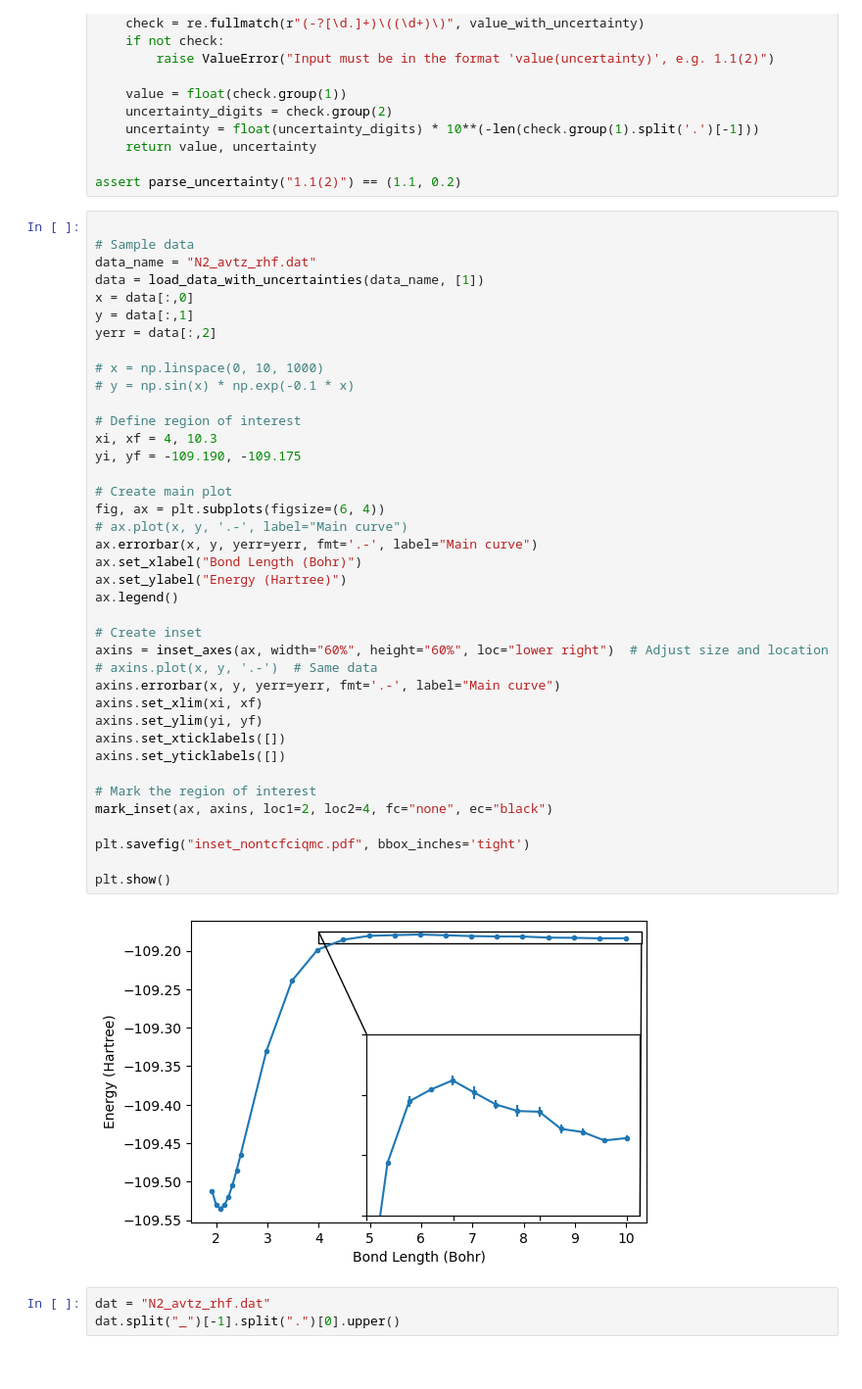
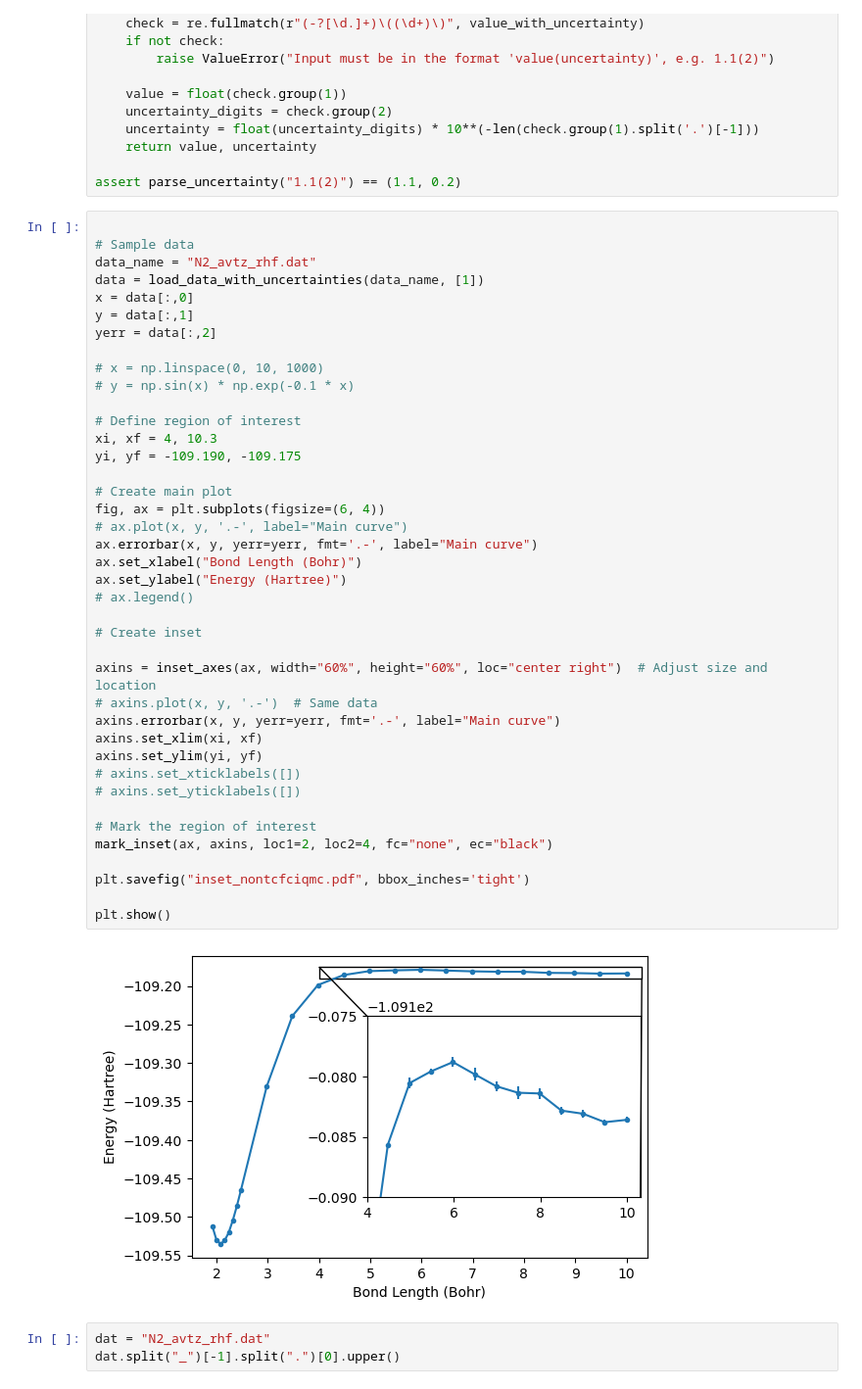
Before and after one commit to jphaupt/phdthesis_haupt, a Jupyter notebook: figures/binding/inset_plot.ipynb, the cells around one changed output. Shown at 98% size. Drawn from its saved outputs; the diff is of its cells as text.

```diff
--- a/figures/binding/inset_plot.ipynb
+++ b/figures/binding/inset_plot.ipynb
@@ -65,38 +65,39 @@ x = data[:,0]
 y = data[:,1]
 yerr = data[:,2]
 
 # x = np.linspace(0, 10, 1000)
 # y = np.sin(x) * np.exp(-0.1 * x)
 
 # Define region of interest
 xi, xf = 4, 10.3
 yi, yf = -109.190, -109.175
 
 # Create main plot
 fig, ax = plt.subplots(figsize=(6, 4))
 # ax.plot(x, y, '.-', label="Main curve")
 ax.errorbar(x, y, yerr=yerr, fmt='.-', label="Main curve")
 ax.set_xlabel("Bond Length (Bohr)")
 ax.set_ylabel("Energy (Hartree)")
-ax.legend()
+# ax.legend()
 
 # Create inset
-axins = inset_axes(ax, width="60%", height="60%", loc="lower right")  # Adjust size and location
+
+axins = inset_axes(ax, width="60%", height="60%", loc="center right")  # Adjust size and location
 # axins.plot(x, y, '.-')  # Same data
 axins.errorbar(x, y, yerr=yerr, fmt='.-', label="Main curve")
 axins.set_xlim(xi, xf)
 axins.set_ylim(yi, yf)
-axins.set_xticklabels([])
-axins.set_yticklabels([])
+# axins.set_xticklabels([])
+# axins.set_yticklabels([])
 
 # Mark the region of interest
 mark_inset(ax, axins, loc1=2, loc2=4, fc="none", ec="black")
 
 plt.savefig("inset_nontcfciqmc.pdf", bbox_inches='tight')
 
 plt.show()
 # %% [output]
-[figure, old version]
+[figure, new version]
 # %%
 dat = "N2_avtz_rhf.dat"
 dat.split("_")[-1].split(".")[0].upper()
```
Also changed, not shown: parts of 1 cell of this notebook, 38 other files.
